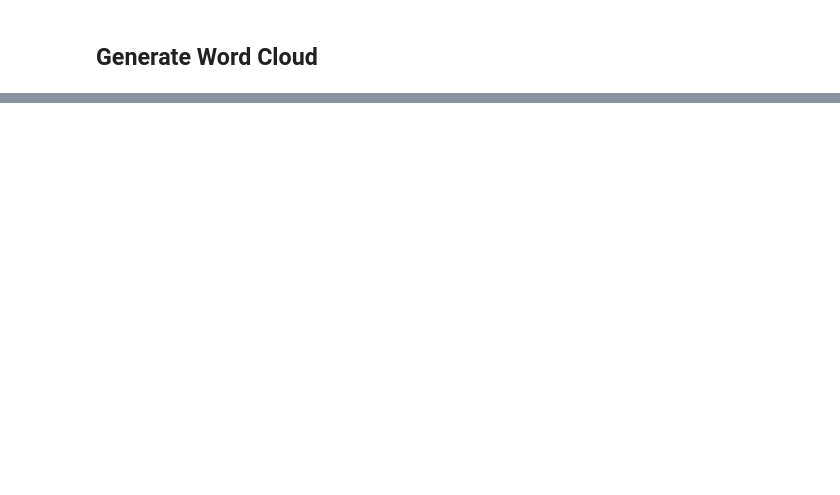
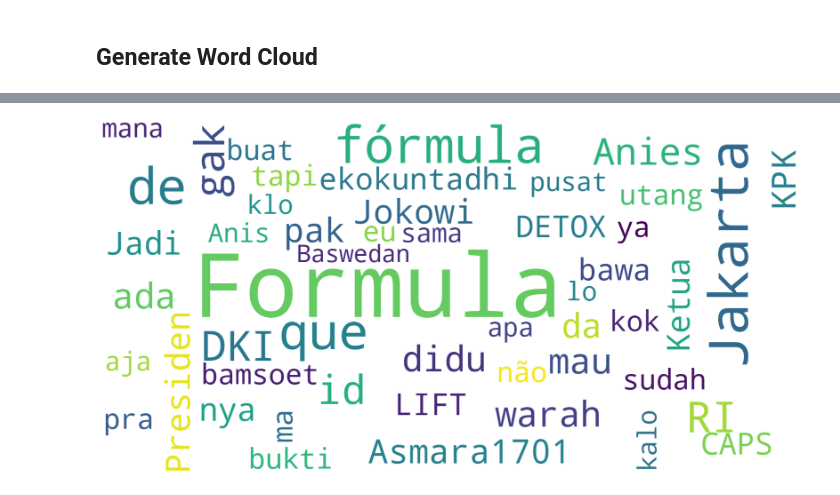
Before and after one commit to farisazizy/data-visualization-assignment, a Jupyter notebook: Word_Cloud.ipynb, the cells around one changed output, grey strips where cells are left out. Cells and saved outputs as stored; diff of their text form; code cells hidden in the pictures; blank space fills up the shorter version.

Commit message:
word cloud + tweepy

```diff
--- a/Word_Cloud.ipynb
+++ b/Word_Cloud.ipynb
@@ -50,9 +50,11 @@ keyword_to_csv(keyword2, recent1)
 # %%
 df = pd.read_csv("selamathariguru -filter:retweets.csv")
 df1 = pd.read_csv("UU Cipta Kerja -filter:retweets.csv")
+df2 = pd.read_csv("Formula E -filter:retweets.csv")
 pd.options.display.max_colwidth = 200
 print(df.head())
 print(df1.head())
+print(df2.head())
 # %% [output]
                                                                                                                                                Text
 0  Kalaupun ada satu mata air lain\nsetelah orang tuaku\nitu pasti mutlak guruku—\nsebab ia adalah figur yang tak letih\nm… https://t.co/oLNPpsUonY
@@ -76,3 +86,4 @@ def cleanTxt(text):
 # %%
 df['Text'] = df['Text'].apply(cleanTxt)
 df1['Text'] = df1['Text'].apply(cleanTxt)
+df2['Text'] = df2['Text'].apply(cleanTxt)
@@ -113,0 +134,15 @@ plt.show()
+# %%
+allWords3 = ' '.join([twts for twts in df2['Text']])
+wordcloud = WordCloud(width=1600,
+                      stopwords=stopwords,
+                      height=800,
+                      max_font_size=200,
+                      max_words=50,
+                      collocations=False,
+                      background_color='white').generate(allWords3)
+plt.figure(figsize=(40,30))
+plt.imshow(wordcloud, interpolation="bilinear")
+plt.axis("off")
+plt.show()
+# %% [output]
+[figure, added]
```
Also changed, not shown: parts of 6 cells of this notebook.
